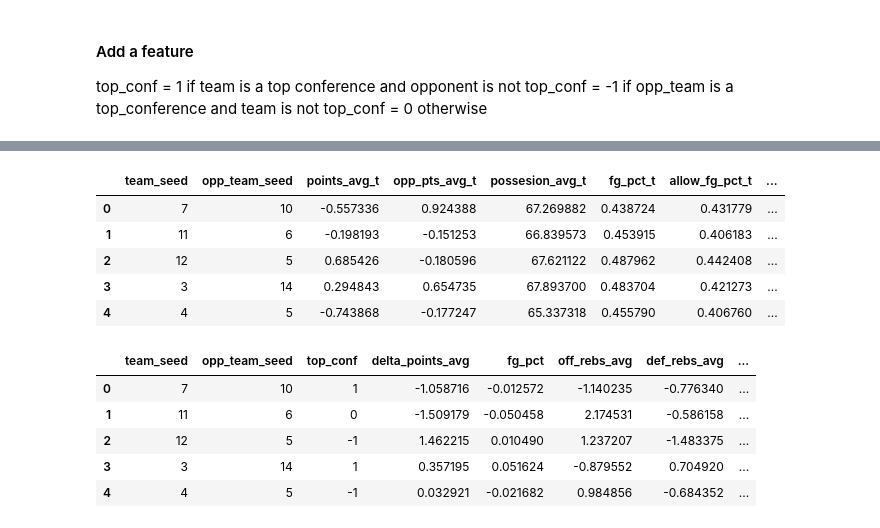
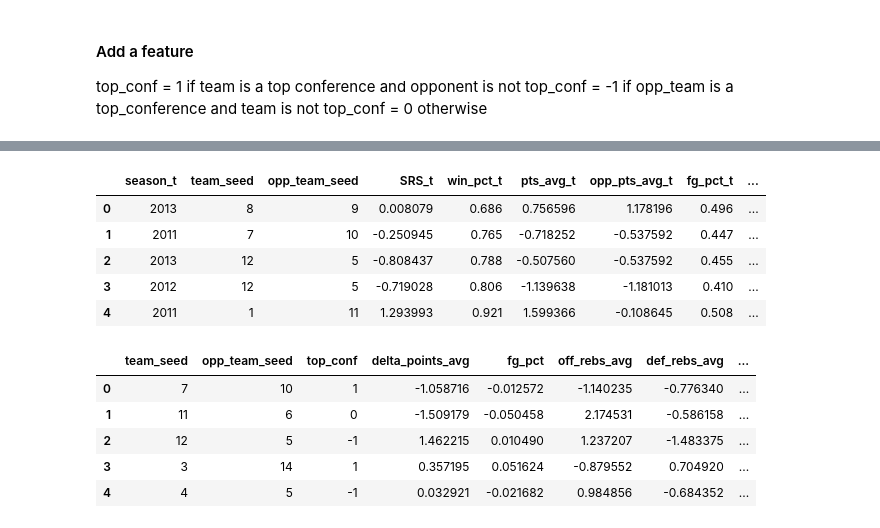
Before and after one commit to chipk215/ncaa_basketball, a Jupyter notebook: Tournament_Model_LR-Delta.ipynb, the cells around one changed output, grey strips where cells are left out. Saved outputs shown, nothing was run; the diff lists cells and outputs as text; code cells hidden in the pictures.

Commit message:
Check in updates on delta features

```diff
--- a/Tournament_Model_LR-Delta.ipynb
+++ b/Tournament_Model_LR-Delta.ipynb
@@ -233,4 +216,4 @@ Name: season, dtype: float64
 # %%
-tourney_data = tourney_data[tourney_data['season'] >= 2014]
+tourney_data = tourney_data[tourney_data['season'] >= 2010]
 tourney_data.describe()['season']
 # %% [output]
@@ -388,0 +373,4 @@ tourney_data.head(10)[['game_result','conf_name_t','conf_name_o','top_conf']]
+# %%
+# Upsets occur less than 30% of the time when seeding deltas are more than 6
+tourney_data['upset_seed_threshold'] = tourney_data.apply(lambda row: abs(row.team_seed - row.opp_team_seed) > 6, axis=1).astype(int)
+tourney_data.head()
@@ -389,16 +384,24 @@ tourney_data.head(10)[['game_result','conf_name_t','conf_name_o','top_conf']]
+# %%
+tourney_data['srs_sqr_t'] = tourney_data['SRS_t'] * tourney_data['SRS_t']
+tourney_data['srs_sqr_o'] = tourney_data['SRS_o'] * tourney_data['SRS_o']
+tourney_data['off_rating_sqr_t'] = tourney_data['off_rating_t'] * tourney_data['off_rating_t']
+tourney_data['off_rating_sqr_o'] = tourney_data['off_rating_o'] * tourney_data['off_rating_o']
 # %%
-numeric_feature_to_scale = ['points_avg_t','opp_pts_avg_t',
+numeric_feature_to_scale = ['pts_avg_t','opp_pts_avg_t',
                             'off_rebs_avg_t','allow_off_rebs_avg_t',
                             'def_rebs_avg_t','allow_def_rebs_avg_t',
                             'ft_att_avg_t','allow_ft_att_avg_t',
-                            'turnover_avg_t','take_away_avg_t',
+                            'to_avg_t','steal_avg_t',
+                            'SRS_t',
                             'off_rating_t',
-                            'points_avg_o','opp_pts_avg_o',
+                            'pts_avg_o','opp_pts_avg_o',
                             'off_rebs_avg_o','allow_off_rebs_avg_o',
                             'def_rebs_avg_o','allow_def_rebs_avg_o',
                             'ft_att_avg_o','allow_ft_att_avg_o',
-                            'turnover_avg_o','take_away_avg_o',
-                            'off_rating_o']
+                            'to_avg_o','steal_avg_o',
+                            'SRS_o',
+                            'off_rating_o',
+                             'srs_sqr_t','srs_sqr_o','off_rating_sqr_t','off_rating_sqr_o']
 
 scaler =StandardScaler()
 tourney_data[numeric_feature_to_scale] = scaler.fit_transform(tourney_data[numeric_feature_to_scale])
@@ -413,16 +416,16 @@ tourney_data.head()
 # %%
-
-feature_data = tourney_data.drop(columns=['season_t','round','game_date','team','team_id_t',
+feature_data = tourney_data.drop(columns=['round','game_date','team','team_id_t',
                                          'opp_team','opp_team_id','game_result','start_season',
-                                         'market_t','market_o','season_o','team_id_o',
-                                         'conf_name_t','conf_name_o']).copy()
+                                         'season_o','team_id_o','Games_t','Games_o',
+                                          'School_o','School_t','SOS_o','SOS_t',
+                                         'conf_name_t','conf_name_o','train_rec']).copy()
 feature_data.head()
 # %% [output]
-|  | team_seed | opp_team_seed | points_avg_t | opp_pts_avg_t | possesion_avg_t | fg_pct_t | allow_fg_pct_t | ... |
-| 0 | 7 | 10 | -0.557336 | 0.924388 | 67.269882 | 0.438724 | 0.431779 | ... |
-| 1 | 11 | 6 | -0.198193 | -0.151253 | 66.839573 | 0.453915 | 0.406183 | ... |
-| 2 | 12 | 5 | 0.685426 | -0.180596 | 67.621122 | 0.487962 | 0.442408 | ... |
-| 3 | 3 | 14 | 0.294843 | 0.654735 | 67.893700 | 0.483704 | 0.421273 | ... |
-| 4 | 4 | 5 | -0.743868 | -0.177247 | 65.337318 | 0.455790 | 0.406760 | ... |
+|  | season_t | team_seed | opp_team_seed | SRS_t | win_pct_t | pts_avg_t | opp_pts_avg_t | fg_pct_t | ... |
+| 0 | 2013 | 8 | 9 | 0.008079 | 0.686 | 0.756596 | 1.178196 | 0.496 | ... |
+| 1 | 2011 | 7 | 10 | -0.250945 | 0.765 | -0.718252 | -0.537592 | 0.447 | ... |
+| 2 | 2013 | 12 | 5 | -0.808437 | 0.788 | -0.507560 | -0.537592 | 0.455 | ... |
+| 3 | 2012 | 12 | 5 | -0.719028 | 0.806 | -1.139638 | -1.181013 | 0.410 | ... |
+| 4 | 2011 | 1 | 11 | 1.293993 | 0.921 | 1.599366 | -0.108645 | 0.508 | ... |
 # %%
 feature_data_diff = feature_data.copy()
```
Also changed, not shown: parts of 30 cells of this notebook, 7 other files.
